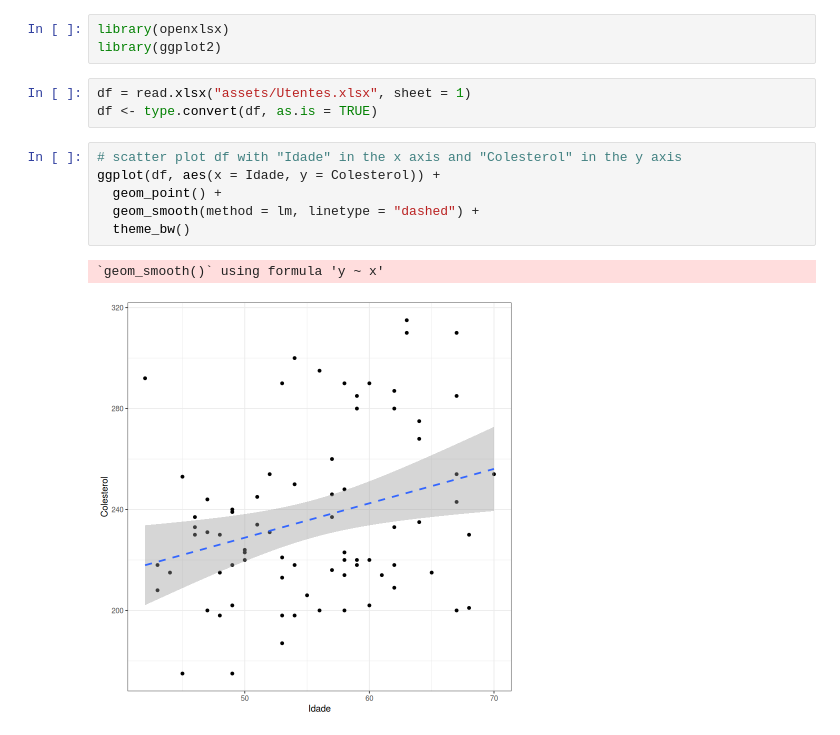
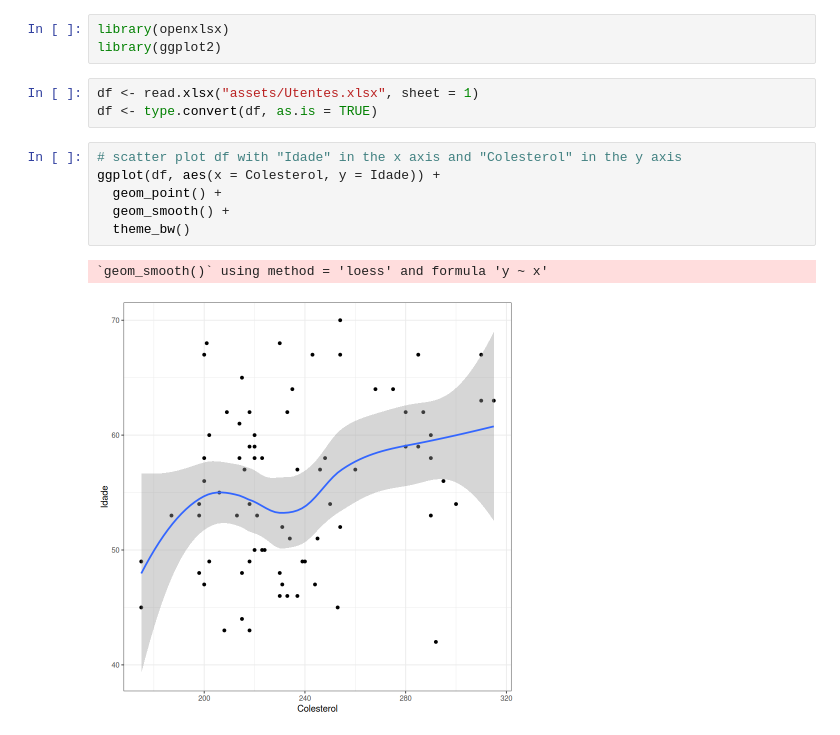
Before and after one commit to randomicecube/statistics-project-r, a Jupyter notebook: exercise-4.ipynb, the cells around one changed output. Drawn from its saved outputs; the diff is of its cells as text.

```diff
--- a/exercise-4.ipynb
+++ b/exercise-4.ipynb
@@ -2,14 +2,14 @@
 library(openxlsx)
 library(ggplot2)
 # %%
-df = read.xlsx("assets/Utentes.xlsx", sheet = 1)
+df <- read.xlsx("assets/Utentes.xlsx", sheet = 1)
 df <- type.convert(df, as.is = TRUE)
 # %%
 # scatter plot df with "Idade" in the x axis and "Colesterol" in the y axis
-ggplot(df, aes(x = Idade, y = Colesterol)) +
+ggplot(df, aes(x = Colesterol, y = Idade)) +
   geom_point() +
-  geom_smooth(method = lm, linetype = "dashed") +
+  geom_smooth() +
   theme_bw()
 # %% [output]
-`geom_smooth()` using formula 'y ~ x'
+`geom_smooth()` using method = 'loess' and formula 'y ~ x'
-[figure, old version]
+[figure, new version]
```
Also changed, not shown: 5 other files.
